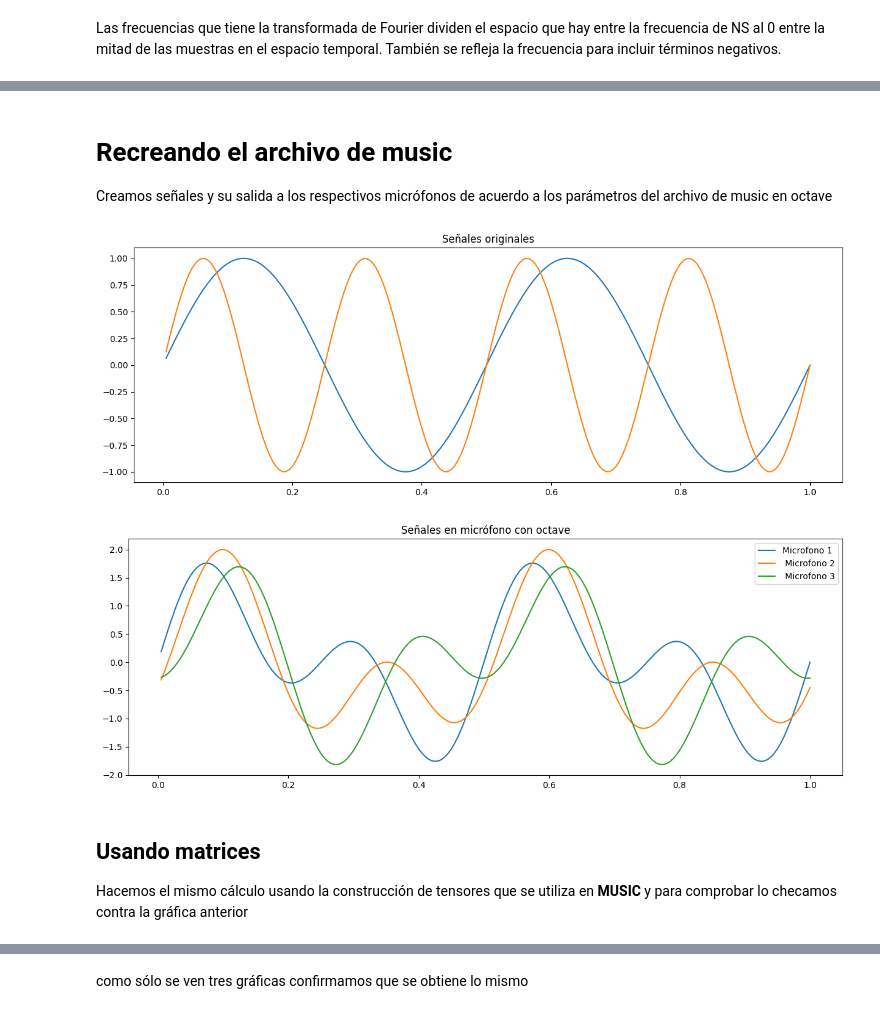
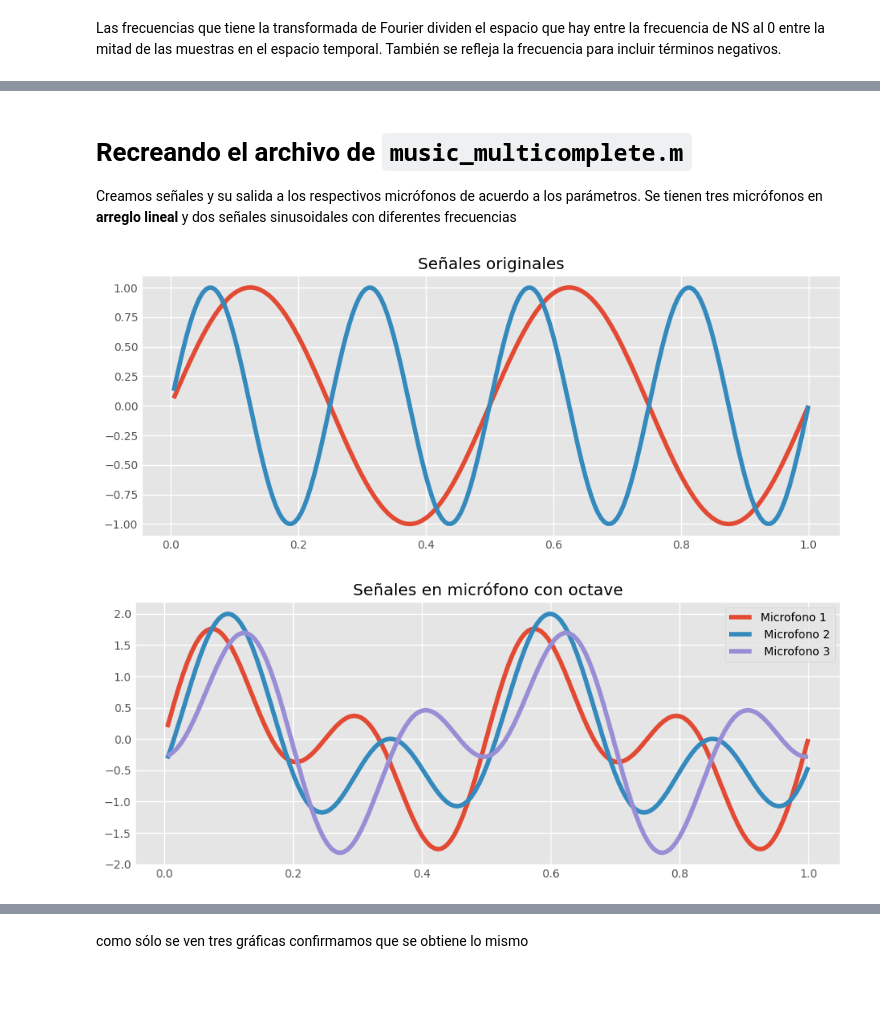
Before and after one commit to linear-regret/PDA, a Jupyter notebook: Proyecto PDA/music_complete.ipynb, the cells around one changed output, grey strips where cells are left out. Drawn from its saved outputs; the diff is of its cells as text; code cells hidden in the pictures; blank space fills up the shorter version.

Commit message:
music plano

```diff
--- a/Proyecto PDA/music_complete.ipynb
+++ b/Proyecto PDA/music_complete.ipynb
@@ -9,11 +9,13 @@ import numpy as np
 from math import pi
 import wave
 
+plt.style.use('ggplot')
+
 from scipy import fft
 import pyfftw as fftw
 # Opciones de matplotlib
 rc=plt.rcParams
-rc['figure.figsize']=[15,5]
+rc['figure.figsize']=[10,4]
 
 # Para mostrar todas las columnas cuando se imprime un df
 pd.set_option('display.max_columns', None)
@@ -67,33 +74,30 @@ fig.show()
 # %% [markdown]
-# Recreando el archivo de music
+# Recreando el archivo de `music_multicomplete.m`
 
-Creamos señales y su salida a los respectivos micrófonos de acuerdo a los parámetros del archivo de music en octave
+Creamos señales y su salida a los respectivos micrófonos de acuerdo a los parámetros. Se tienen tres micrófonos en **arreglo lineal** y dos señales sinusoidales con diferentes frecuencias
 # %%
 DOAS=[-30,40] # DOA en grados
 d_im=20 # distancia inter-micrófono, arreglo lineal
 K=200 # Tamaño de señal en sampleo, también es la frecuencia de sampleo
 n_ventana=K
 freq_sampleo=K
 
 freq_array=arreglo_frecuencias(freq_sampleo,n_ventana)
 freq_array_string=[str(fi) for fi in freq_array]
 
 freqs=[2,4] # frecuencia de las señales
 c=343 # Velocidad del sonido
 t=np.linspace(1,K,num=K)/K
 
 N_mic=3
 n_ruidoso=2
 
 s1=np.sin(2*np.pi*freqs[0]*t)
 s2=np.sin(2*np.pi*freqs[1]*t)
 
-plt.title('Señales originales')
-plt.plot(t,s1,label='Señal 1')
-plt.plot(t,s2,label='Señal 2')
-plt.show()
+plt.title('Señales originales');plt.plot(t,s1,label='Señal 1');plt.plot(t,s2,label='Señal 2');plt.show()
 # %% [output]
-[figure, old version]
+[figure, new version]
 # %%
 k=np.array([-2*pi*d_im/c*np.sin(di*pi/180) for di in DOAS]) # el exponente de cada exp por el que hay que multiplicar la transformada con la frecuencia para que dé el tensor S
 # np.exp(-2*pi*1j)
@@ -108,7 +112,4 @@ plt.plot(t,z,label=' Microfono 3')
 plt.legend()
 plt.show()
 # %% [output]
-[figure, old version]
+[figure, new version]
-# %% [markdown]
-## Usando matrices
-Hacemos el mismo cálculo usando la construcción de tensores que se utiliza en **MUSIC** y para comprobar lo checamos contra la gráfica anterior
```
Also changed, not shown: parts of 43 cells of this notebook, 3 other files.
